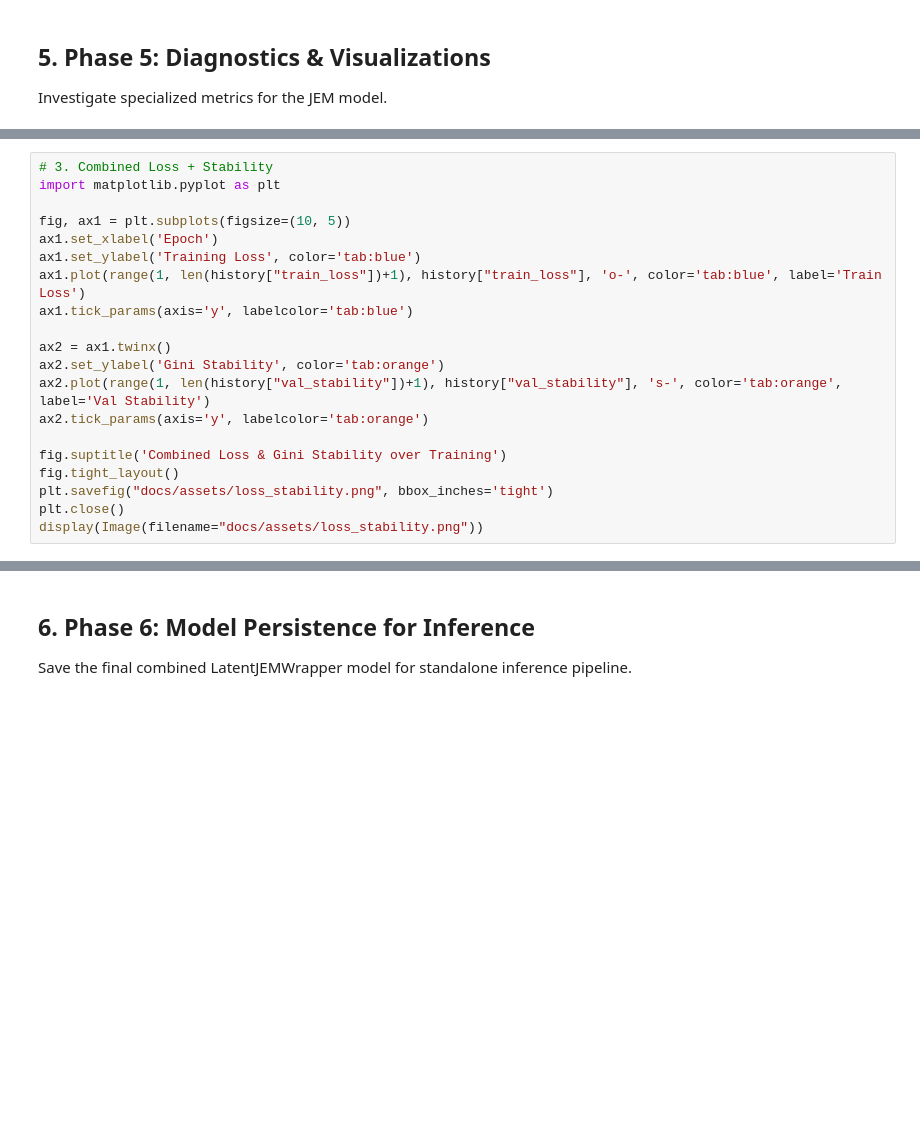
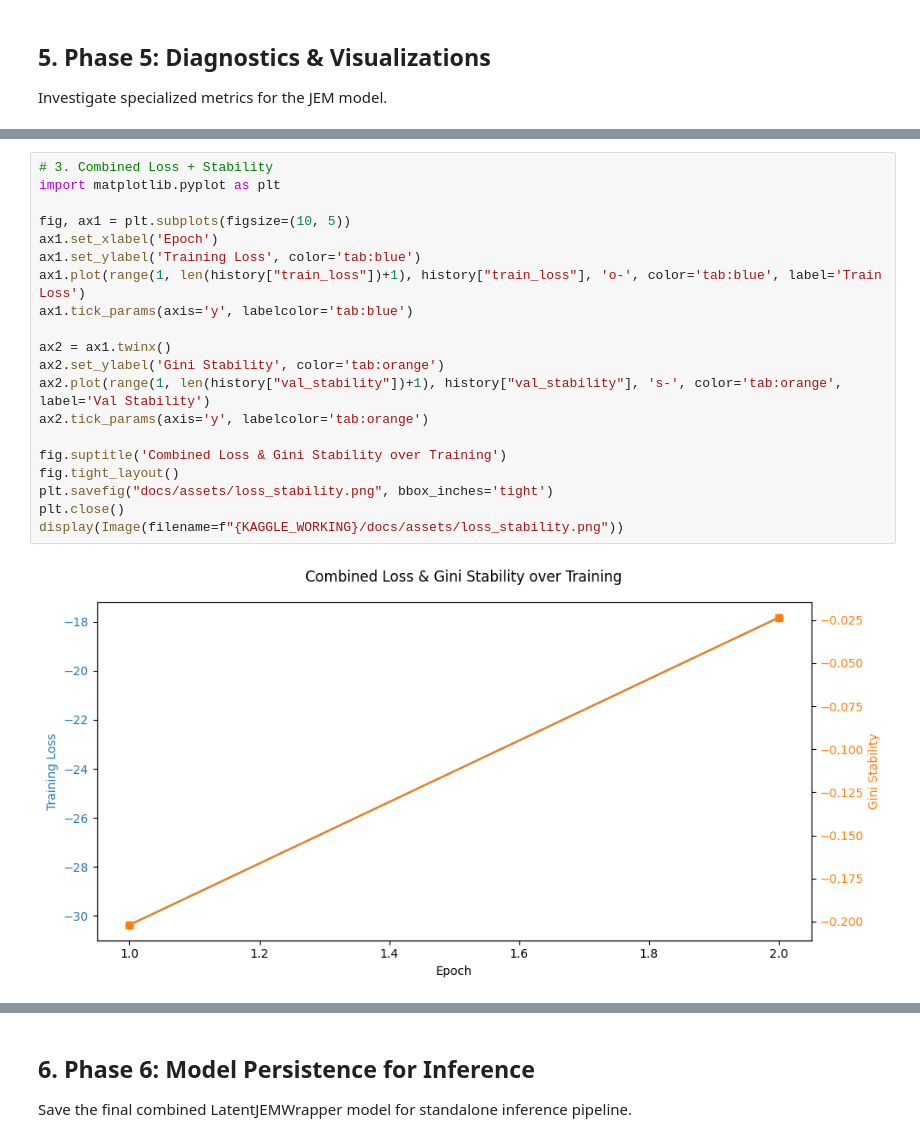
Before and after one commit to radema/jem-credit-risk, a Jupyter notebook: notebooks/JEM_Execution_Pipeline.ipynb, the cells around one changed output, grey strips where cells are left out. Drawn from its saved outputs; the diff is of its cells as text; blank space fills up the shorter version.

```diff
--- a/notebooks/JEM_Execution_Pipeline.ipynb
+++ b/notebooks/JEM_Execution_Pipeline.ipynb
@@ -261,23 +345,25 @@ display(Image(filename="docs/assets/energy_density.png"))
 # %%
 # 3. Combined Loss + Stability
 import matplotlib.pyplot as plt
 
 fig, ax1 = plt.subplots(figsize=(10, 5))
 ax1.set_xlabel('Epoch')
 ax1.set_ylabel('Training Loss', color='tab:blue')
 ax1.plot(range(1, len(history["train_loss"])+1), history["train_loss"], 'o-', color='tab:blue', label='Train Loss')
 ax1.tick_params(axis='y', labelcolor='tab:blue')
 
 ax2 = ax1.twinx()
 ax2.set_ylabel('Gini Stability', color='tab:orange')
 ax2.plot(range(1, len(history["val_stability"])+1), history["val_stability"], 's-', color='tab:orange', label='Val Stability')
 ax2.tick_params(axis='y', labelcolor='tab:orange')
 
 fig.suptitle('Combined Loss & Gini Stability over Training')
 fig.tight_layout()
 plt.savefig("docs/assets/loss_stability.png", bbox_inches='tight')
 plt.close()
-display(Image(filename="docs/assets/loss_stability.png"))
+display(Image(filename=f"{KAGGLE_WORKING}/docs/assets/loss_stability.png"))
+# %% [output]
+[figure, added]
 # %%
 # 4. Replay Buffer Inspection (PCA Projection)
 # Ensures the generated SGLD samples are aligned with the data manifold.
```
Also changed, not shown: parts of 13 cells of this notebook.
